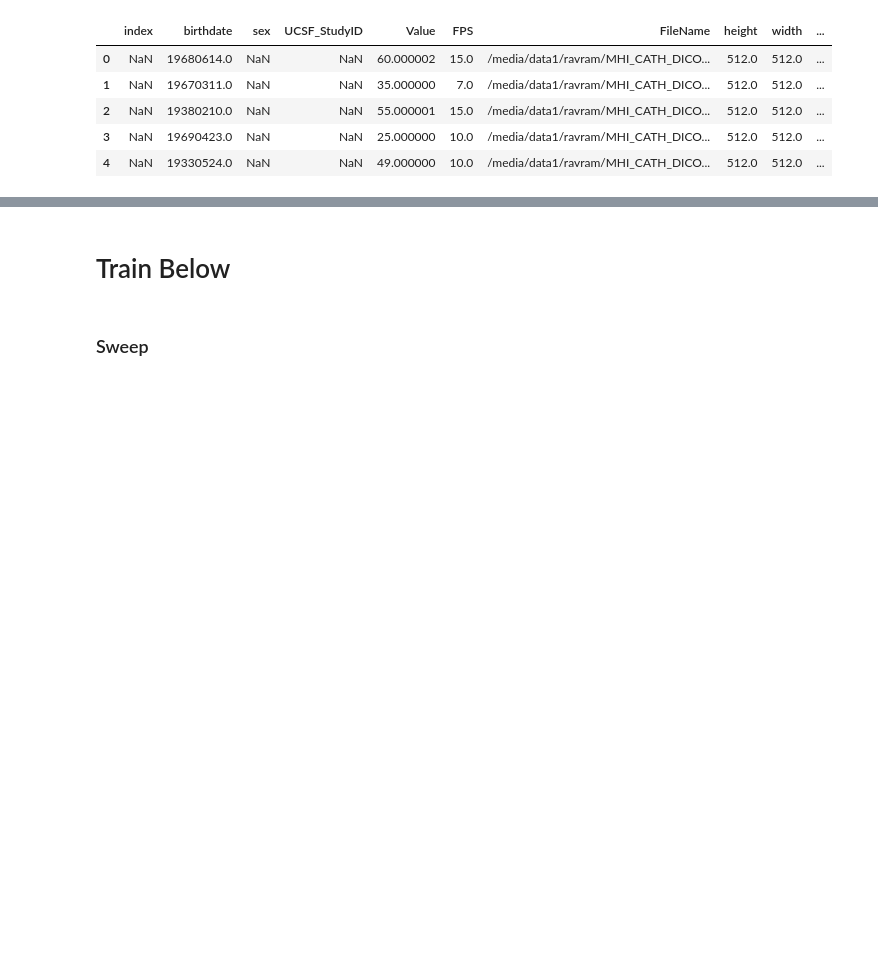
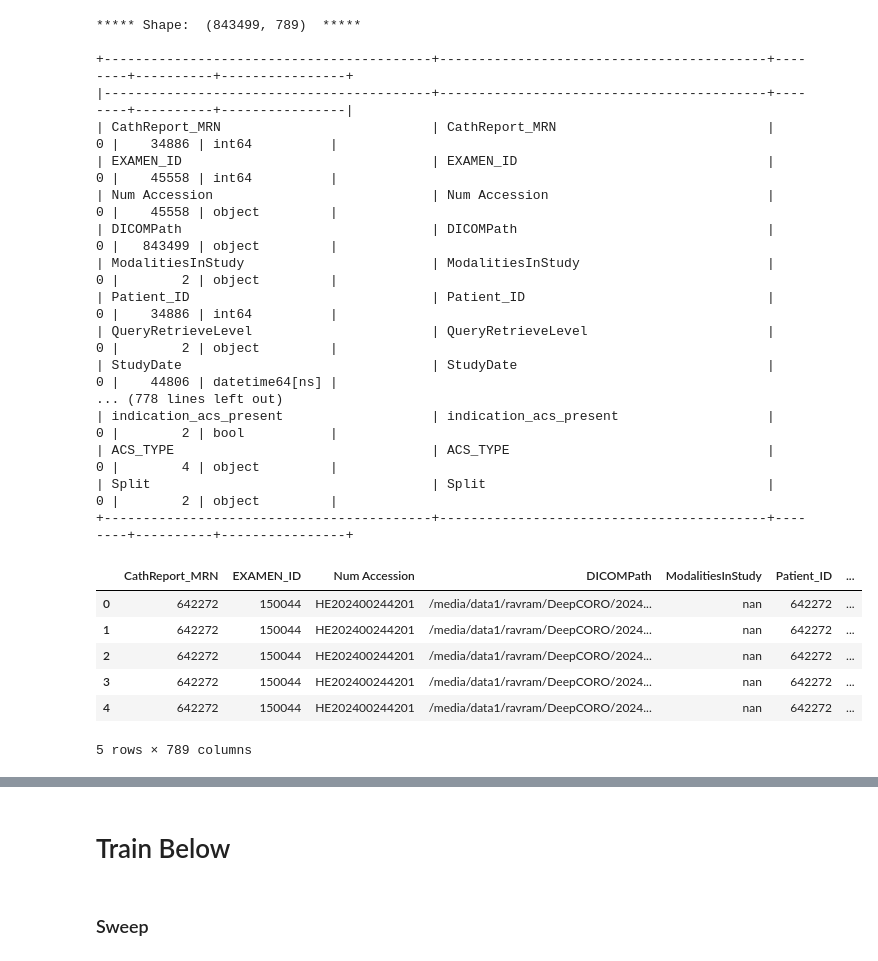
Before and after one commit to HeartWise-AI/Orion, a Jupyter notebook: notebooks/test_view_classifier.ipynb, the cells around one changed output, grey strips where cells are left out. Saved outputs shown, nothing was run; the diff lists cells and outputs as text; code cells hidden in the pictures; blank space fills up the shorter version.

```diff
--- a/notebooks/test_view_classifier.ipynb
+++ b/notebooks/test_view_classifier.ipynb
@@ -38,13 +38,34 @@ def df_stats(df):
 
     print(tabulate(df_stat_val, headers="keys", tablefmt="psql"))
     return df.head()
-# %%
-df = pd.read_csv('../data/CathEF_MHI_UCSF_2016-to-july-2022-and-2023-08-30-post-CathEF_alpha_filtered_30days_sample_400.csv', sep='α')
-display(df.head(n=5))
-# %% [output]
-|  | index | birthdate | sex | UCSF_StudyID | Value | FPS | FileName | height | width | ... |
-| 0 | NaN | 19680614.0 | NaN | NaN | 60.000002 | 15.0 | /media/data1/ravram/MHI_CATH_DICO... | 512.0 | 512.0 | ... |
-| 1 | NaN | 19670311.0 | NaN | NaN | 35.000000 | 7.0 | /media/data1/ravram/MHI_CATH_DICO... | 512.0 | 512.0 | ... |
-| 2 | NaN | 19380210.0 | NaN | NaN | 55.000001 | 15.0 | /media/data1/ravram/MHI_CATH_DICO... | 512.0 | 512.0 | ... |
-| 3 | NaN | 19690423.0 | NaN | NaN | 25.000000 | 10.0 | /media/data1/ravram/MHI_CATH_DICO... | 512.0 | 512.0 | ... |
-| 4 | NaN | 19330524.0 | NaN | NaN | 49.000000 | 10.0 | /media/data1/ravram/MHI_CATH_DICO... | 512.0 | 512.0 | ... |
+# %%
+df = pd.read_parquet('../data/deepcoro_split_dataset.parquet')
+# Remove all rows where main_structure_class == 2 and save the result to main_structure_class
+main_structure_class = df[df['main_structure_class'] != 2].copy()
+# %%
+display(df_stats(main_structure_class))
+# %% [output]
+***** Shape:  (843499, 789)  *****
+
++------------------------------------------+------------------------------------------+--------+----------+----------------+
+|------------------------------------------+------------------------------------------+--------+----------+----------------|
+| CathReport_MRN                           | CathReport_MRN                           |      0 |    34886 | int64          |
+| EXAMEN_ID                                | EXAMEN_ID                                |      0 |    45558 | int64          |
+| Num Accession                            | Num Accession                            |      0 |    45558 | object         |
+| DICOMPath                                | DICOMPath                                |      0 |   843499 | object         |
+| ModalitiesInStudy                        | ModalitiesInStudy                        |      0 |        2 | object         |
+| Patient_ID                               | Patient_ID                               |      0 |    34886 | int64          |
+| QueryRetrieveLevel                       | QueryRetrieveLevel                       |      0 |        2 | object         |
+| StudyDate                                | StudyDate                                |      0 |    44806 | datetime64[ns] |
+... (778 lines left out)
+| indication_acs_present                   | indication_acs_present                   |      0 |        2 | bool           |
+| ACS_TYPE                                 | ACS_TYPE                                 |      0 |        4 | object         |
+| Split                                    | Split                                    |      0 |        2 | object         |
++------------------------------------------+------------------------------------------+--------+----------+----------------+
+|  | CathReport_MRN | EXAMEN_ID | Num Accession | DICOMPath | ModalitiesInStudy | Patient_ID | ... |
+| 0 | 642272 | 150044 | HE202400244201 | /media/data1/ravram/DeepCORO/2024... | nan | 642272 | ... |
+| 1 | 642272 | 150044 | HE202400244201 | /media/data1/ravram/DeepCORO/2024... | nan | 642272 | ... |
+| 2 | 642272 | 150044 | HE202400244201 | /media/data1/ravram/DeepCORO/2024... | nan | 642272 | ... |
+| 3 | 642272 | 150044 | HE202400244201 | /media/data1/ravram/DeepCORO/2024... | nan | 642272 | ... |
+| 4 | 642272 | 150044 | HE202400244201 | /media/data1/ravram/DeepCORO/2024... | nan | 642272 | ... |
+5 rows × 789 columns
```
Also changed, not shown: parts of 1 cell of this notebook, 28 other files.
